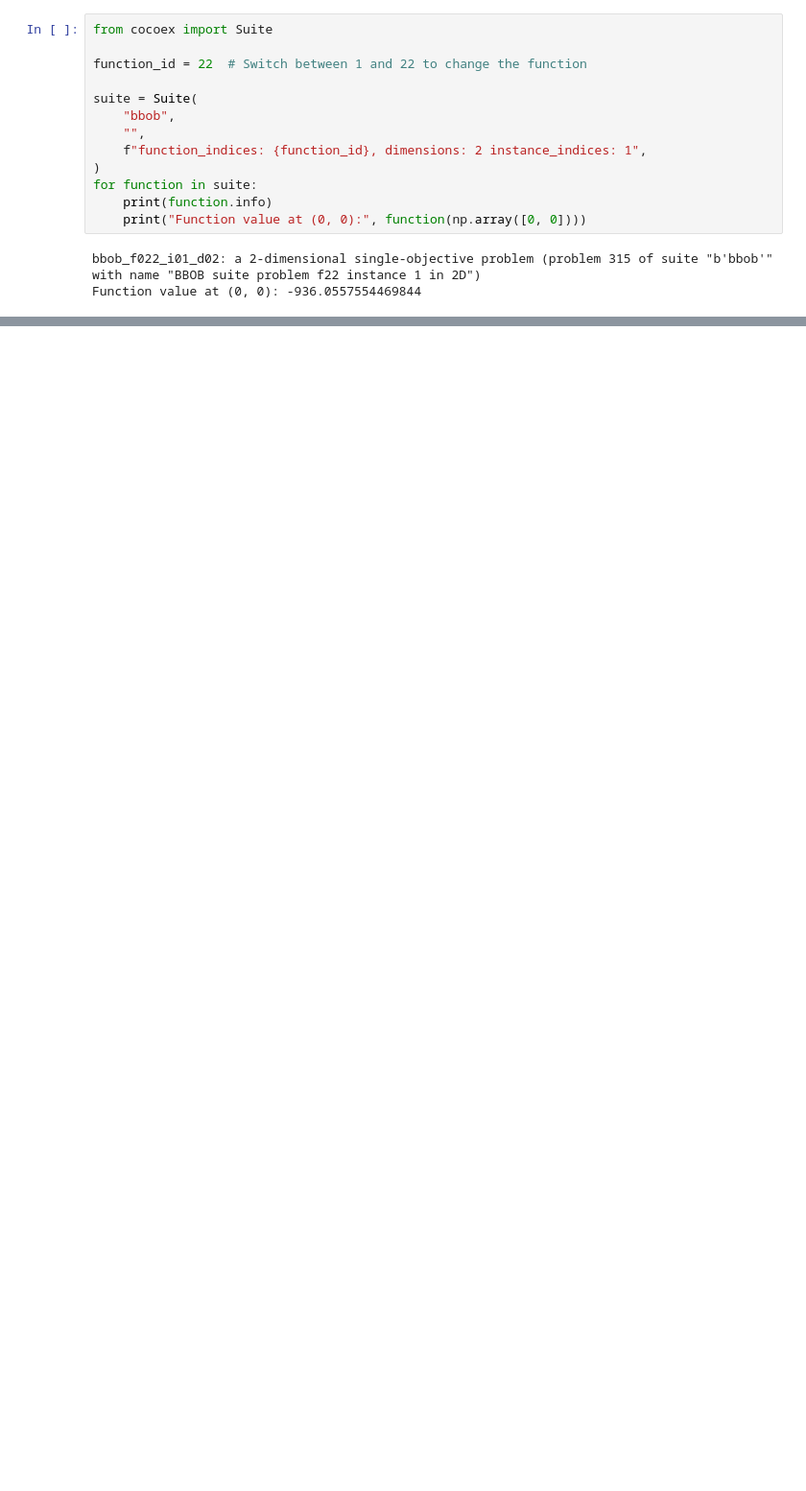
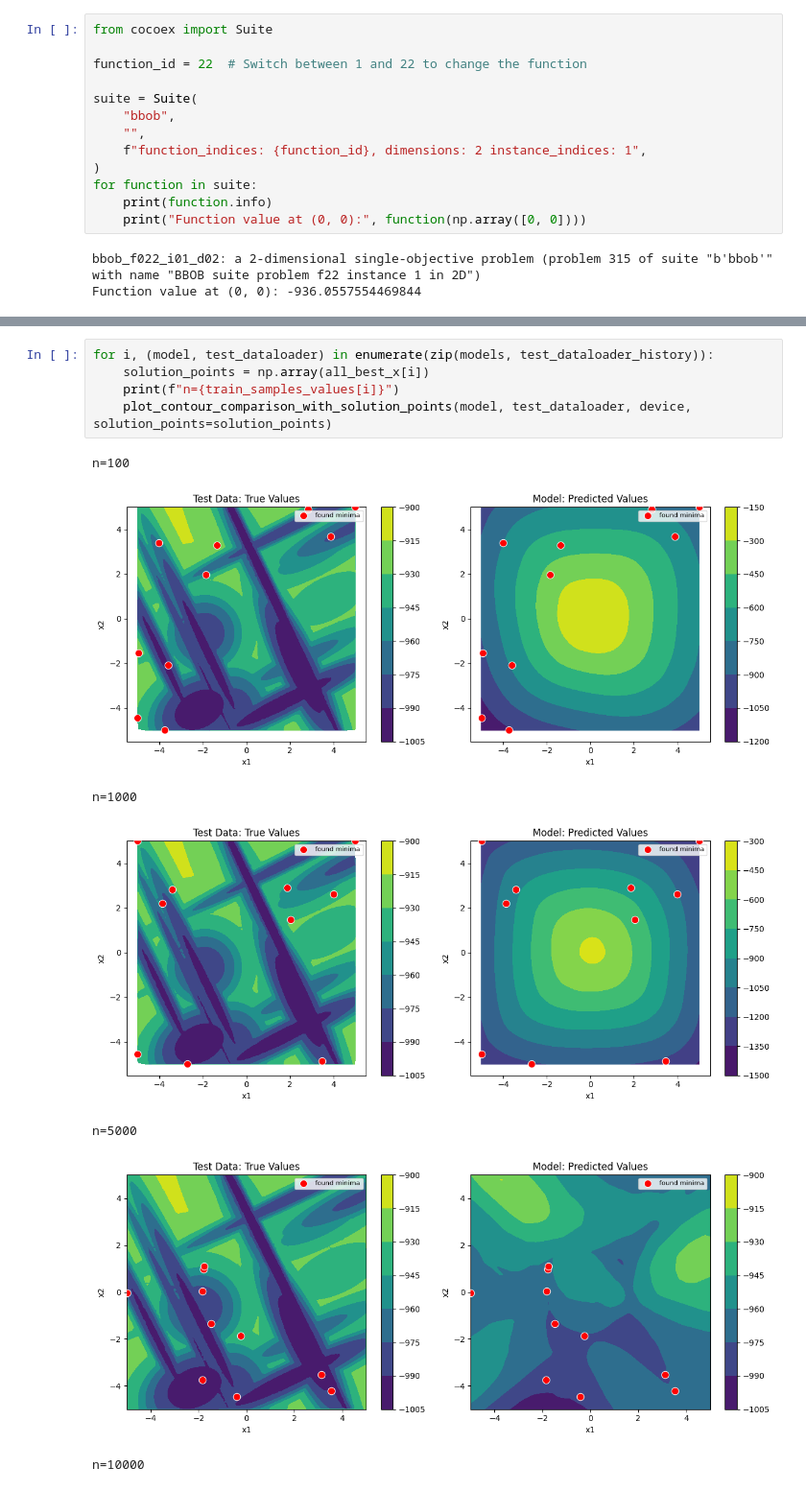
Before and after one commit to mateuszlampert/agh-stochastic-ml, a Jupyter notebook: lab4/instructions.ipynb, the cells around one changed output, grey strips where cells are left out. Shown at 96% size. Drawn from its saved outputs; the diff is of its cells as text; blank space fills up the shorter version.

Commit message:
add solution to lab4

```diff
--- a/lab4/instructions.ipynb
+++ b/lab4/instructions.ipynb
@@ -552,0 +728,13 @@ Function value at (0, 0): -936.0557554469844
+# %%
+for i, (model, test_dataloader) in enumerate(zip(models, test_dataloader_history)):
+    solution_points = np.array(all_best_x[i])
+    print(f"n={train_samples_values[i]}")
+    plot_contour_comparison_with_solution_points(model, test_dataloader, device, solution_points=solution_points)
+# %% [output]
+n=100
+[figure, added]
+n=1000
+[figure, added]
+n=5000
+[figure, added]
+n=10000
```
Also changed, not shown: parts of 16 cells of this notebook.
